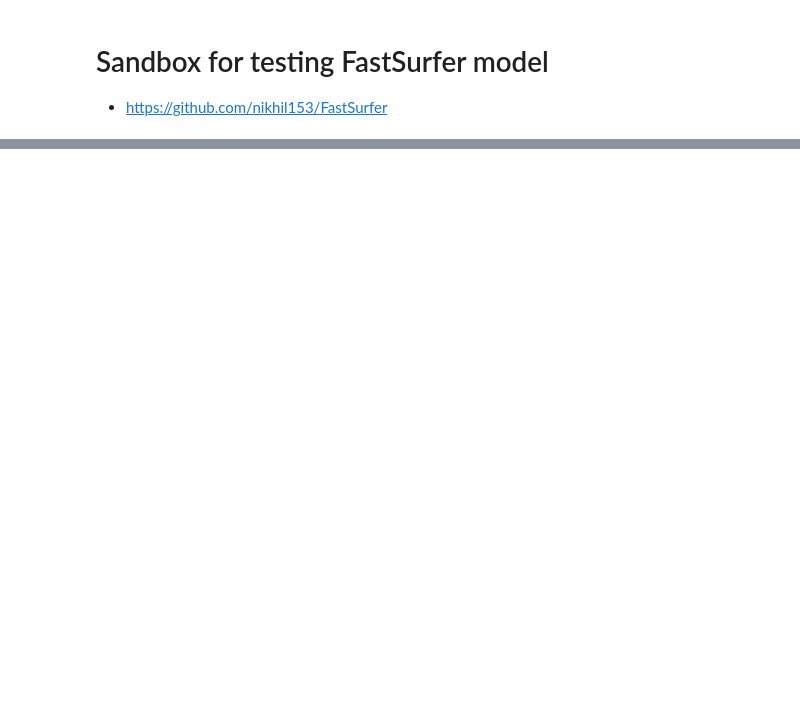
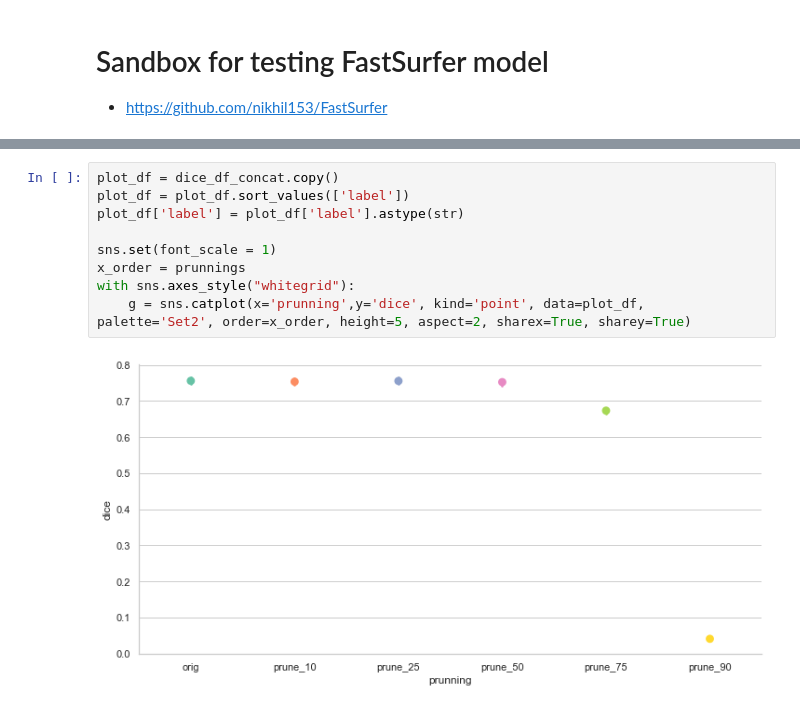
Before and after one commit to neurodatascience/watts_up_compute, a Jupyter notebook: notebooks/8_FastSurfer.ipynb, the cells around one changed output, grey strips where cells are left out. Drawn from its saved outputs; the diff is of its cells as text; blank space fills up the shorter version.

```diff
--- a/notebooks/8_FastSurfer.ipynb
+++ b/notebooks/8_FastSurfer.ipynb
@@ -43,0 +118,11 @@ dice_df = get_multi_label_dice(unique_labels, fs_seg, deep_seg)
+# %%
+plot_df = dice_df_concat.copy()
+plot_df = plot_df.sort_values(['label'])
+plot_df['label'] = plot_df['label'].astype(str)
+
+sns.set(font_scale = 1)
+x_order = prunnings
+with sns.axes_style("whitegrid"):
+    g = sns.catplot(x='prunning',y='dice', kind='point', data=plot_df, palette='Set2', order=x_order, height=5, aspect=2, sharex=True, sharey=True)
+# %% [output]
+[figure, added]
```
Also changed, not shown: parts of 9 cells of this notebook, 9 other files.
